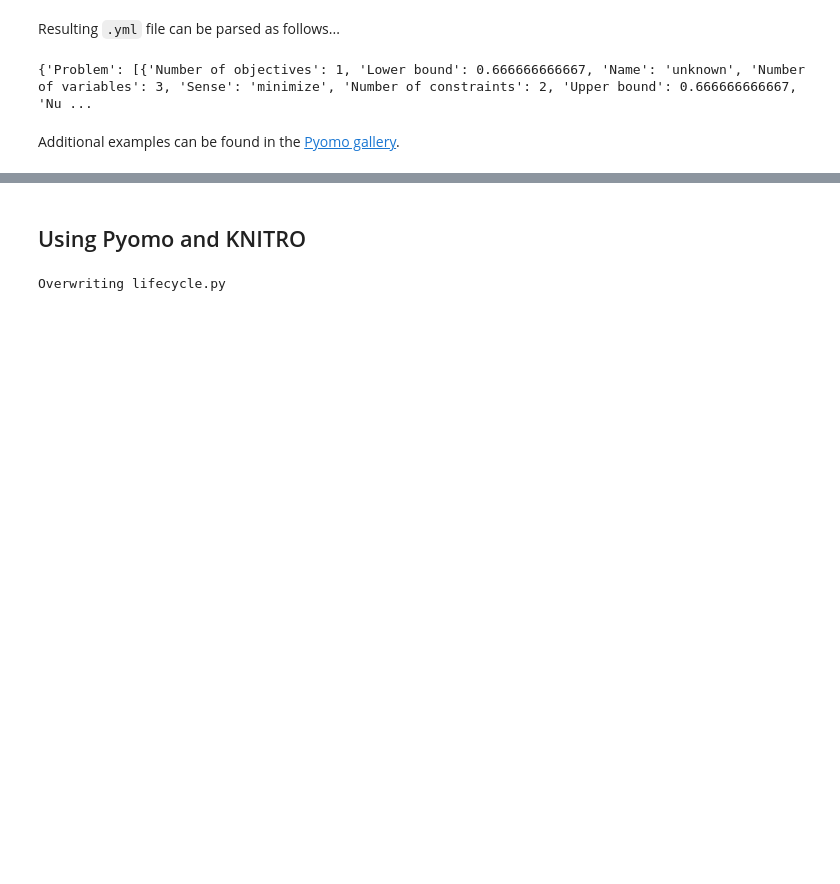
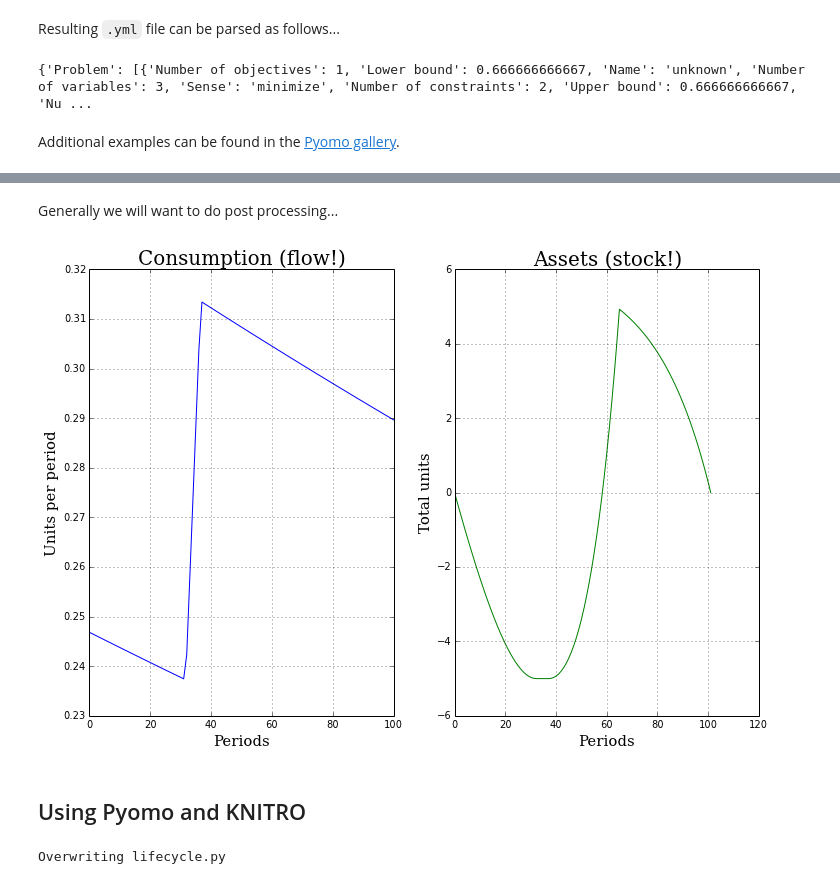
Before and after one commit to davidrpugh/zice-2014, a Jupyter notebook: optimization/Pyomo Tutorial.ipynb, the cells around one changed output, grey strips where cells are left out. Cells and saved outputs as stored; diff of their text form; code cells hidden in the pictures; blank space fills up the shorter version.

```diff
--- a/optimization/Pyomo Tutorial.ipynb
+++ b/optimization/Pyomo Tutorial.ipynb
@@ -144,0 +311,2 @@ Possibly want to install the [Interior Point Optimizer (`ipopt`)](https://projec
+# %% [markdown]
+Generally we will want to do post processing...
@@ -145,3 +330,21 @@ Possibly want to install the [Interior Point Optimizer (`ipopt`)](https://projec
+# %%
+fig, axes = plt.subplots(1, 2, figsize=(12,8))
+
+axes[0].plot(range(101), consumption)
+axes[0].set_xlabel('Periods', fontsize=15, family='serif')
+axes[0].set_ylabel('Units per period', fontsize=15, family='serif')
+axes[0].set_title('Consumption (flow!)', fontsize=20, family='serif')
+axes[0].grid()
+
+axes[1].plot(range(102), assets, color='g', label='Assets (stock)')
+axes[1].set_xlabel('Periods', fontsize=15, family='serif')
+axes[1].set_ylabel('Total units', fontsize=15, family='serif')
+axes[1].set_title('Assets (stock!)', fontsize=20, family='serif')
+axes[1].grid()
+
+plt.show()
+# %% [output]
+[figure, added]
 # %% [markdown]
 ## Using Pyomo and KNITRO
 # %%
```
Also changed, not shown: parts of 14 cells of this notebook, 14 other files.
